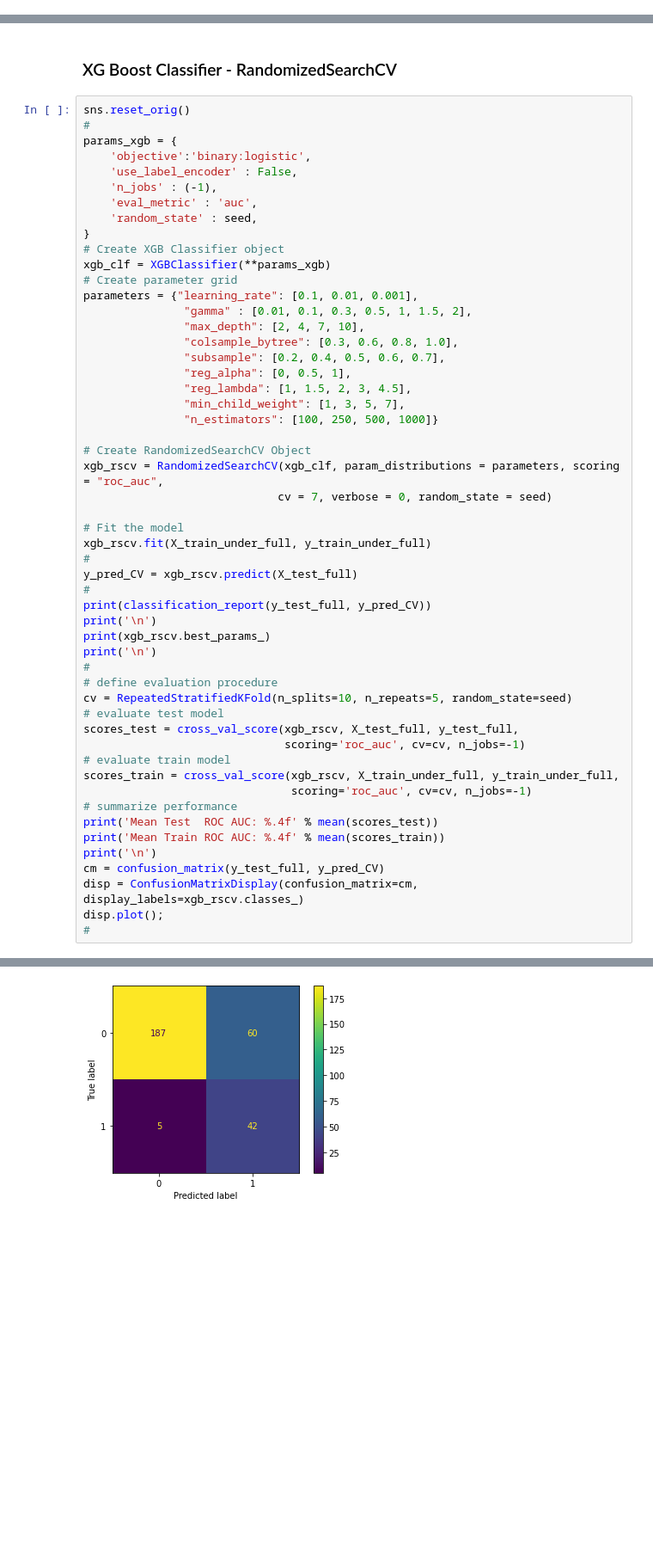
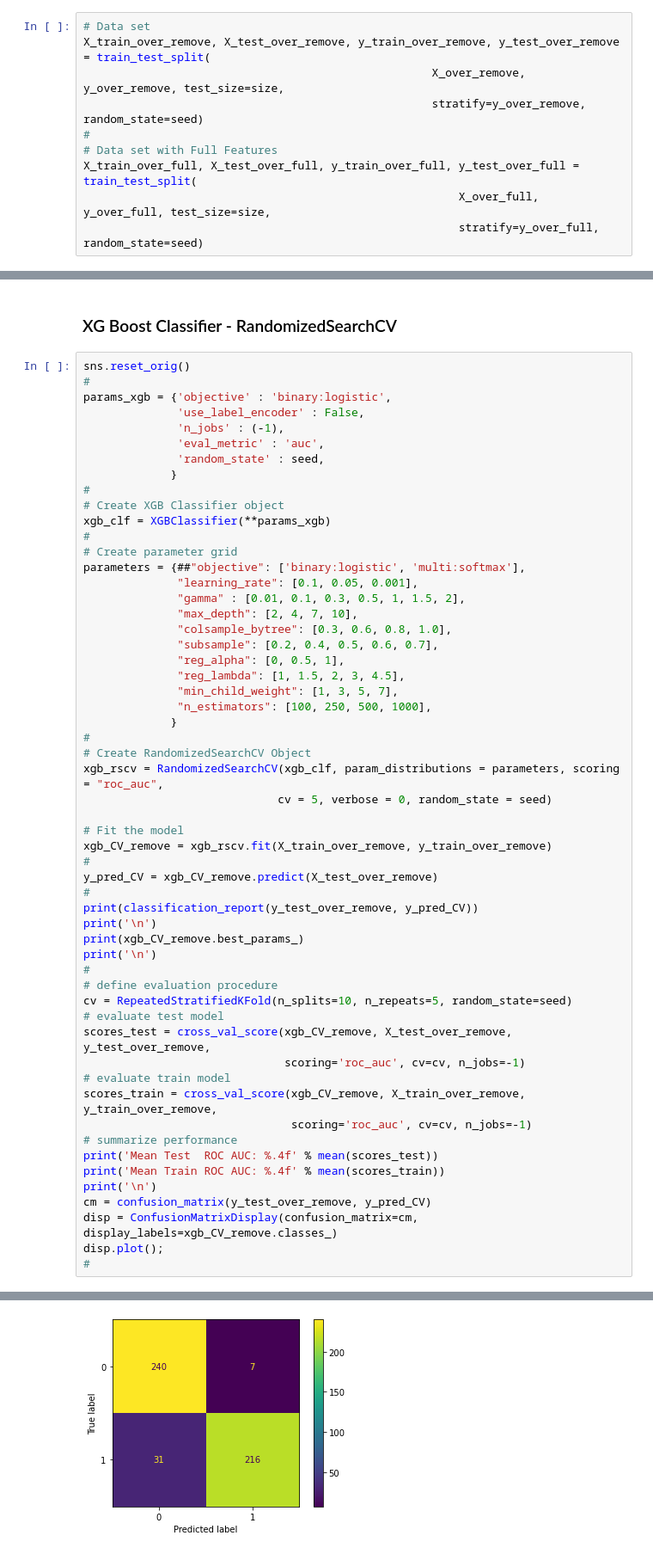
Before and after one commit to SirErikPak/Profolio, a Jupyter notebook: HR_Attrition.ipynb, the cells around one changed output, grey strips where cells are left out. Shown at 86% size. Saved outputs shown, nothing was run; the diff lists cells and outputs as text; blank space fills up the shorter version.

```diff
--- a/HR_Attrition.ipynb
+++ b/HR_Attrition.ipynb
@@ -1328,0 +963,10 @@ Total Features in the Dataset: 93
+# %%
+# Data set
+X_train_over_remove, X_test_over_remove, y_train_over_remove, y_test_over_remove = train_test_split(
+                                                    X_over_remove, y_over_remove, test_size=size,
+                                                    stratify=y_over_remove, random_state=seed)
+#
+# Data set with Full Features
+X_train_over_full, X_test_over_full, y_train_over_full, y_test_over_full = train_test_split(
+                                                        X_over_full, y_over_full, test_size=size,
+                                                        stratify=y_over_full, random_state=seed)
@@ -1436,54 +1518,57 @@ Total Features in the Dataset: 93
 # %%
 sns.reset_orig()
 #
-params_xgb = {
-    'objective':'binary:logistic',
-    'use_label_encoder' : False,
-    'n_jobs' : (-1),
-    'eval_metric' : 'auc',
-    'random_state' : seed,
-}
+params_xgb = {'objective' : 'binary:logistic',
+              'use_label_encoder' : False,
+              'n_jobs' : (-1),
+              'eval_metric' : 'auc',
+              'random_state' : seed,
+             }
+#
 # Create XGB Classifier object
 xgb_clf = XGBClassifier(**params_xgb)
+#
 # Create parameter grid
-parameters = {"learning_rate": [0.1, 0.01, 0.001],
-               "gamma" : [0.01, 0.1, 0.3, 0.5, 1, 1.5, 2],
-               "max_depth": [2, 4, 7, 10],
-               "colsample_bytree": [0.3, 0.6, 0.8, 1.0],
-               "subsample": [0.2, 0.4, 0.5, 0.6, 0.7],
-               "reg_alpha": [0, 0.5, 1],
-               "reg_lambda": [1, 1.5, 2, 3, 4.5],
-               "min_child_weight": [1, 3, 5, 7],
-               "n_estimators": [100, 250, 500, 1000]}
-
+parameters = {##"objective": ['binary:logistic', 'multi:softmax'],
+              "learning_rate": [0.1, 0.05, 0.001],
+              "gamma" : [0.01, 0.1, 0.3, 0.5, 1, 1.5, 2],
+              "max_depth": [2, 4, 7, 10],
+              "colsample_bytree": [0.3, 0.6, 0.8, 1.0],
+              "subsample": [0.2, 0.4, 0.5, 0.6, 0.7],
+              "reg_alpha": [0, 0.5, 1],
+              "reg_lambda": [1, 1.5, 2, 3, 4.5],
+              "min_child_weight": [1, 3, 5, 7],
+              "n_estimators": [100, 250, 500, 1000],
+             }
+#
 # Create RandomizedSearchCV Object
 xgb_rscv = RandomizedSearchCV(xgb_clf, param_distributions = parameters, scoring = "roc_auc",
-                             cv = 7, verbose = 0, random_state = seed)
+                             cv = 5, verbose = 0, random_state = seed)
 
 # Fit the model
-xgb_rscv.fit(X_train_under_full, y_train_under_full)
+xgb_CV_remove = xgb_rscv.fit(X_train_over_remove, y_train_over_remove)
 #
-y_pred_CV = xgb_rscv.predict(X_test_full)
+y_pred_CV = xgb_CV_remove.predict(X_test_over_remove)
 #
-print(classification_report(y_test_full, y_pred_CV))
+print(classification_report(y_test_over_remove, y_pred_CV))
 print('\n')
-print(xgb_rscv.best_params_)
+print(xgb_CV_remove.best_params_)
 print('\n')
 #
 # define evaluation procedure
 cv = RepeatedStratifiedKFold(n_splits=10, n_repeats=5, random_state=seed)
 # evaluate test model
-scores_test = cross_val_score(xgb_rscv, X_test_full, y_test_full,
+scores_test = cross_val_score(xgb_CV_remove, X_test_over_remove, y_test_over_remove,
                               scoring='roc_auc', cv=cv, n_jobs=-1)
 # evaluate train model
-scores_train = cross_val_score(xgb_rscv, X_train_under_full, y_train_under_full,
+scores_train = cross_val_score(xgb_CV_remove, X_train_over_remove, y_train_over_remove,
                                scoring='roc_auc', cv=cv, n_jobs=-1)
 # summarize performance
 print('Mean Test  ROC AUC: %.4f' % mean(scores_test))
 print('Mean Train ROC AUC: %.4f' % mean(scores_train))
 print('\n')
-cm = confusion_matrix(y_test_full, y_pred_CV)
-disp = ConfusionMatrixDisplay(confusion_matrix=cm, display_labels=xgb_rscv.classes_)
+cm = confusion_matrix(y_test_over_remove, y_pred_CV)
+disp = ConfusionMatrixDisplay(confusion_matrix=cm, display_labels=xgb_CV_remove.classes_)
 disp.plot();
 #
 # %% [output]
@@ -1506,4 +1591,4 @@ Mean Train ROC AUC: 0.8045
-[figure, old version]
+[figure, new version]
 # %%
 sns.reset_orig()
 #
```
Also changed, not shown: parts of 80 cells of this notebook.
